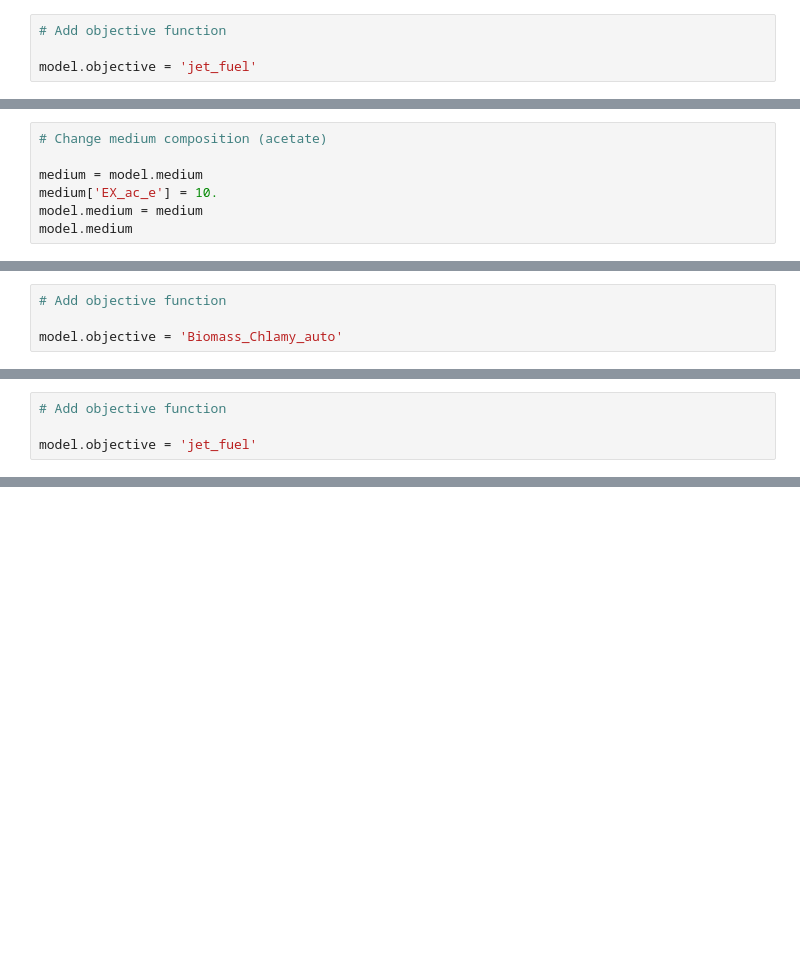
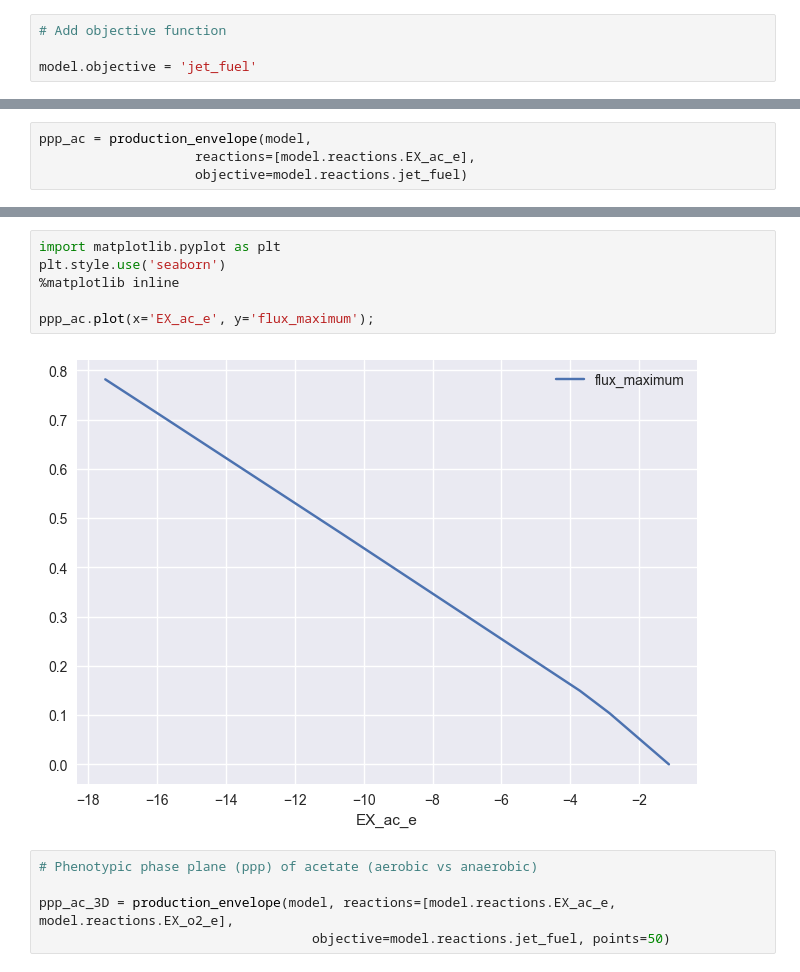
Before and after one commit to 27410/27410-group-assigment-group_7_fuelimycins_in_c_reinhardtii, a Jupyter notebook: project_NB.ipynb, the cells around one changed output, grey strips where cells are left out. Drawn from its saved outputs; the diff is of its cells as text; blank space fills up the shorter version.

```diff
--- a/project_NB.ipynb
+++ b/project_NB.ipynb
@@ -324,7 +194,0 @@ Optimal solution with objective value 0.690
-# %%
-# Change medium composition (acetate)
-
-medium = model.medium
-medium['EX_ac_e'] = 10.
-model.medium = medium
-model.medium
@@ -364,4 +194,0 @@ Optimal solution with objective value 0.759
-# %%
-# Add objective function
-
-model.objective = 'Biomass_Chlamy_auto'
@@ -383,4 +194,0 @@ dtype: float64
-# %%
-# Add objective function
-
-model.objective = 'jet_fuel'
@@ -422,0 +219,4 @@ Optimal solution with objective value 8.268
+# %%
+ppp_ac = production_envelope(model,
+                    reactions=[model.reactions.EX_ac_e],
+                    objective=model.reactions.jet_fuel)
@@ -422,0 +245,13 @@ Optimal solution with objective value 8.268
+# %%
+import matplotlib.pyplot as plt
+plt.style.use('seaborn')
+%matplotlib inline
+
+ppp_ac.plot(x='EX_ac_e', y='flux_maximum');
+# %% [output]
+[figure, added]
+# %%
+# Phenotypic phase plane (ppp) of acetate (aerobic vs anaerobic)
+
+ppp_ac_3D = production_envelope(model, reactions=[model.reactions.EX_ac_e, model.reactions.EX_o2_e],
+                                   objective=model.reactions.jet_fuel, points=50)
```
Also changed, not shown: parts of 55 cells of this notebook, 2 other files.
